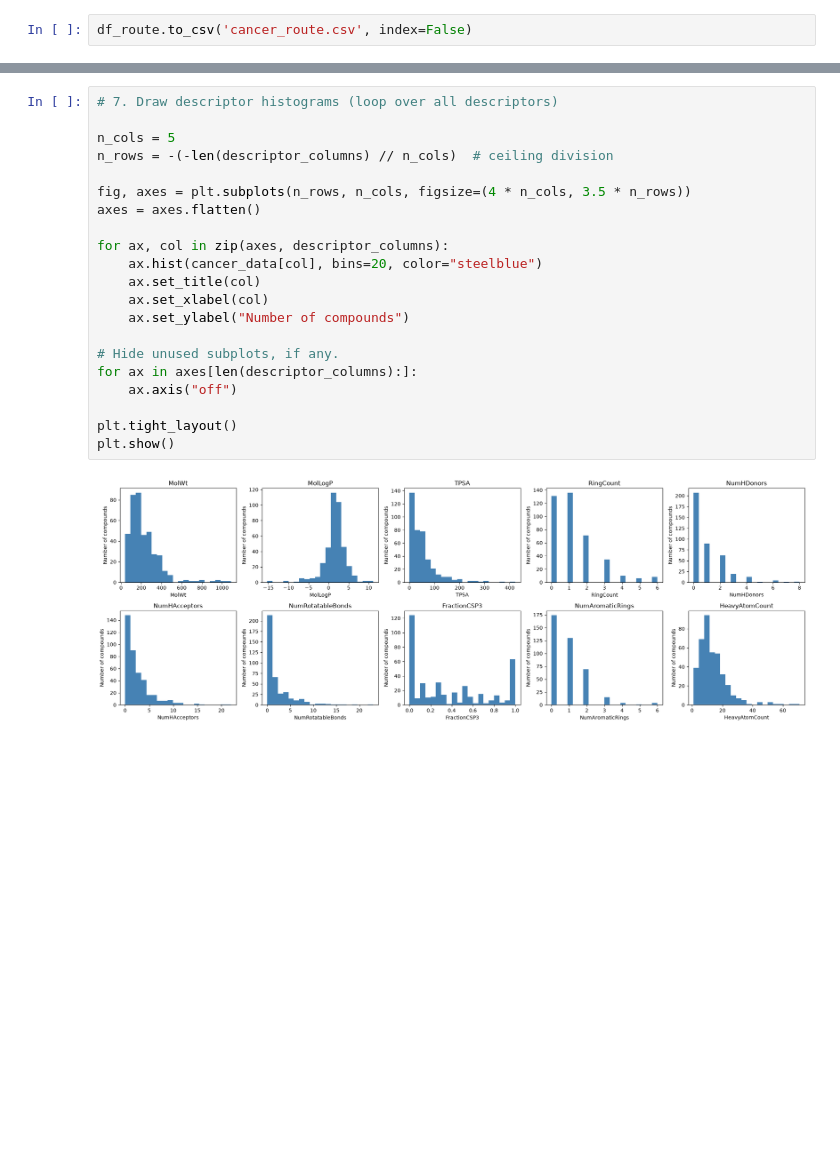
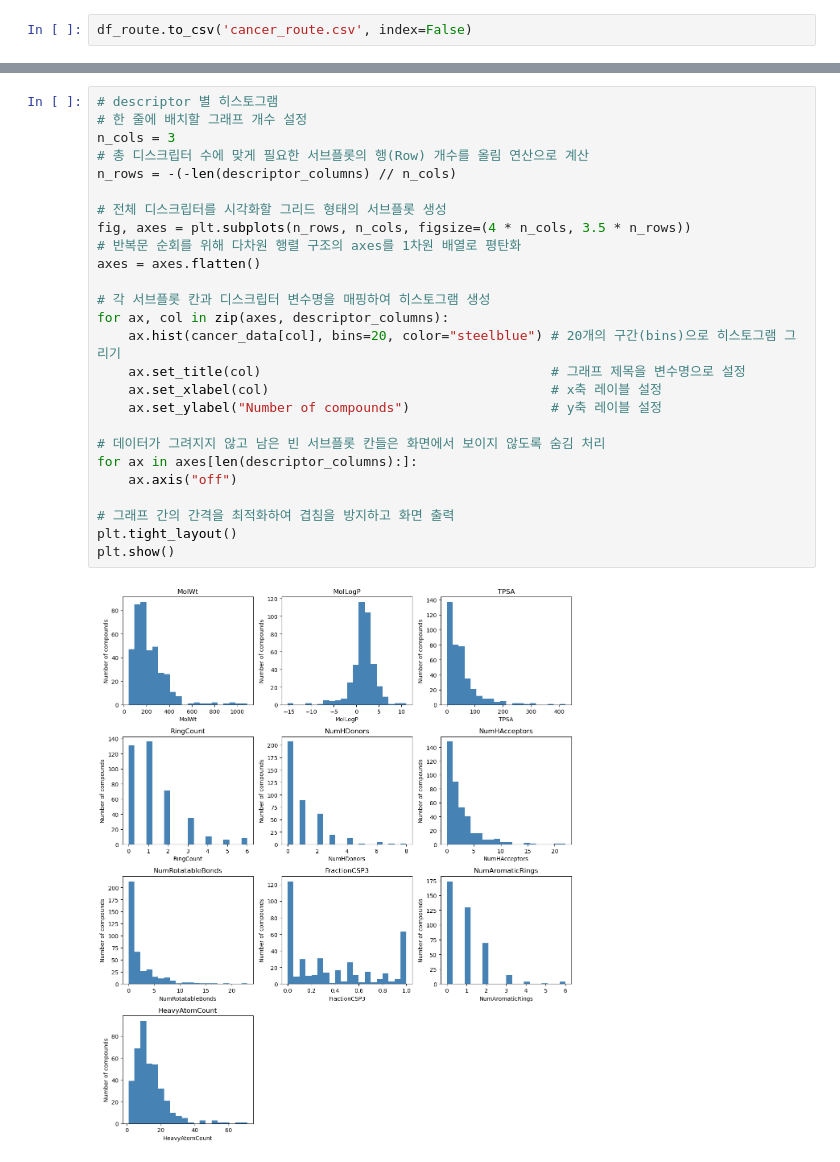
Before and after one commit to jang0920-eng/ML, a Jupyter notebook: 기말고사_template1_data_pipeline_cancer.ipynb, the cells around one changed output, grey strips where cells are left out. Saved outputs shown, nothing was run; the diff lists cells and outputs as text; blank space fills up the shorter version.

```diff
--- a/기말고사_template1_data_pipeline_cancer.ipynb
+++ b/기말고사_template1_data_pipeline_cancer.ipynb
@@ -420,26 +402,31 @@ cancer_data[descriptor_columns].head()
 | 3 | 959.171 | 11.10390 | 9.23 | 2 | 0 | 1 | 2 | 0.000000 | ... |
 | 4 | 265.936 | 2.34236 | 47.58 | 0 | 0 | 2 | 3 | 0.666667 | ... |
 # %%
-# 7. Draw descriptor histograms (loop over all descriptors)
+# descriptor 별 히스토그램
+# 한 줄에 배치할 그래프 개수 설정
+n_cols = 3
+# 총 디스크립터 수에 맞게 필요한 서브플롯의 행(Row) 개수를 올림 연산으로 계산
+n_rows = -(-len(descriptor_columns) // n_cols)
 
-n_cols = 5
-n_rows = -(-len(descriptor_columns) // n_cols)  # ceiling division
-
+# 전체 디스크립터를 시각화할 그리드 형태의 서브플롯 생성
 fig, axes = plt.subplots(n_rows, n_cols, figsize=(4 * n_cols, 3.5 * n_rows))
+# 반복문 순회를 위해 다차원 행렬 구조의 axes를 1차원 배열로 평탄화
 axes = axes.flatten()
 
+# 각 서브플롯 칸과 디스크립터 변수명을 매핑하여 히스토그램 생성
 for ax, col in zip(axes, descriptor_columns):
-    ax.hist(cancer_data[col], bins=20, color="steelblue")
-    ax.set_title(col)
-    ax.set_xlabel(col)
-    ax.set_ylabel("Number of compounds")
+    ax.hist(cancer_data[col], bins=20, color="steelblue") # 20개의 구간(bins)으로 히스토그램 그리기
+    ax.set_title(col)                                     # 그래프 제목을 변수명으로 설정
+    ax.set_xlabel(col)                                    # x축 레이블 설정
+    ax.set_ylabel("Number of compounds")                  # y축 레이블 설정
 
-# Hide unused subplots, if any.
+# 데이터가 그려지지 않고 남은 빈 서브플롯 칸들은 화면에서 보이지 않도록 숨김 처리
 for ax in axes[len(descriptor_columns):]:
     ax.axis("off")
 
+# 그래프 간의 간격을 최적화하여 겹침을 방지하고 화면 출력
 plt.tight_layout()
 plt.show()
 # %% [output]
-[figure, old version]
+[figure, new version]
 # %%
```
Also changed, not shown: parts of 26 cells of this notebook, 4 other files.
